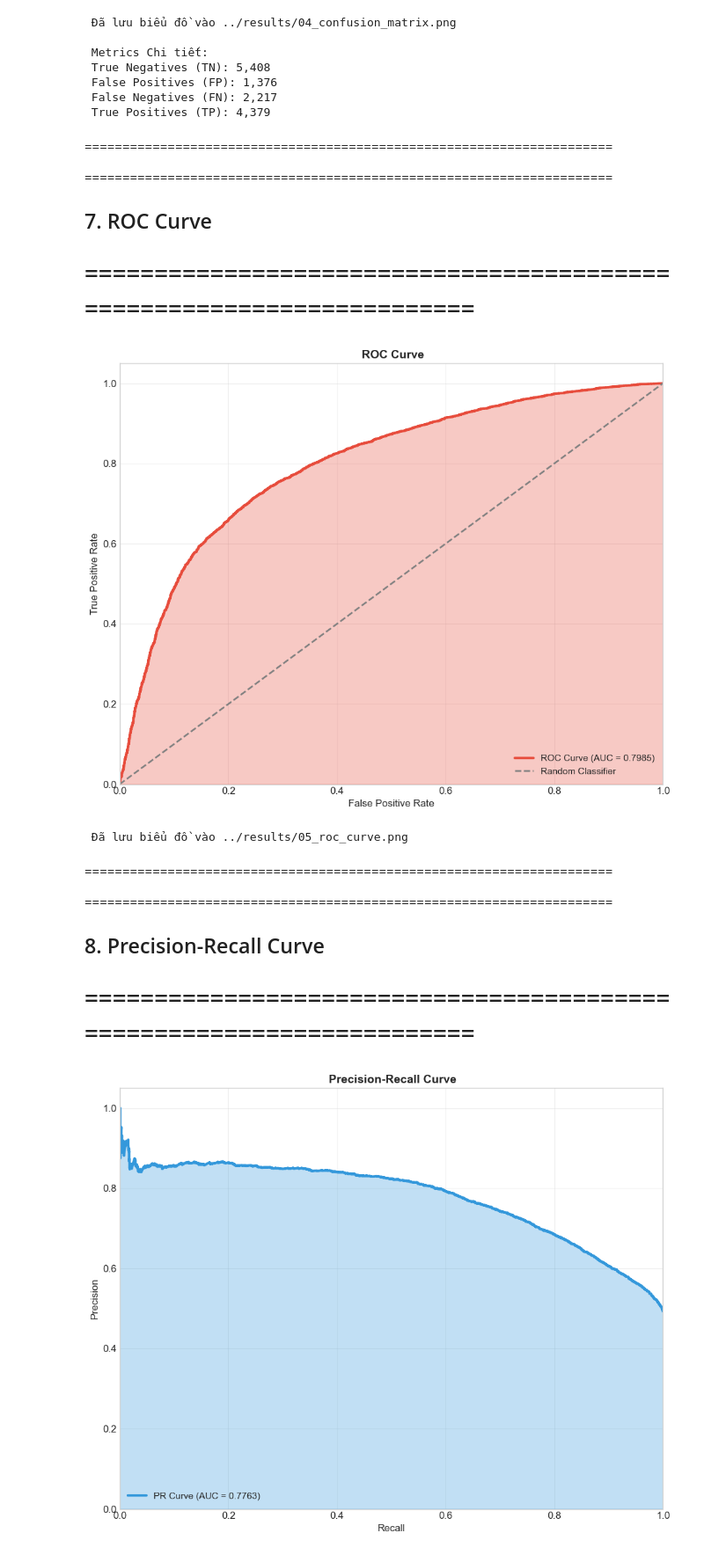
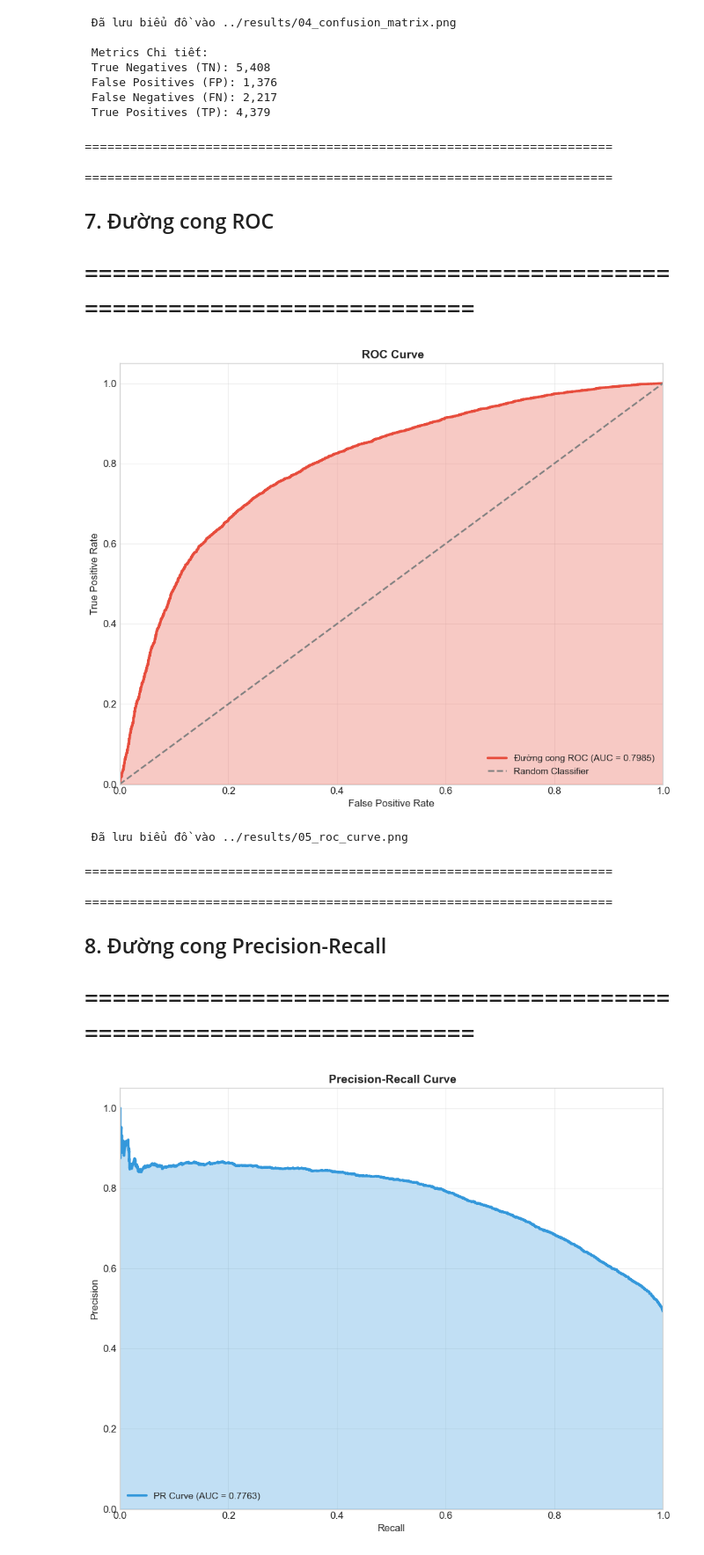
Before and after one commit to Vietchemistryyy/PTDLL-HaUI, a Jupyter notebook: notebooks/02_Modeling.ipynb, the cells around one changed output. Shown at 88% size. Saved outputs shown, nothing was run; the diff lists cells and outputs as text; code cells hidden in the pictures.

```diff
--- a/notebooks/02_Modeling.ipynb
+++ b/notebooks/02_Modeling.ipynb
@@ -92,10 +92,12 @@ else:
 
     df = spark.createDataFrame(pdf_clean)
 
-    # Feature engineering & scaling
+    # Tạo Features & scaling
     print('  • Đang chuẩn hóa dữ liệu...')
     feature_cols = ['age_years', 'gender', 'height', 'weight', 'ap_hi', 'ap_lo',
-                    'cholesterol', 'gluc', 'smoke', 'alco', 'active', 'bmi', 'pulse_pressure']
+                    'cholesterol', 'gluc', 'smoke', 'alco', 'active',
+                    'bmi', 'pulse_pressure', 'bp_category_idx', 'age_group_idx',
+                    'bmi_category_idx', 'risk_score']
 
     from pyspark.ml.feature import VectorAssembler
     assembler = VectorAssembler(inputCols=feature_cols, outputCol='features')
@@ -230,0 +289,9 @@ print(' Đã lưu biểu đồ vào ../results/01_train_test_split.png')
+# %%
+train_data, test_data = df.randomSplit([0.8, 0.2], seed=42)
+
+train_count = train_data.count()
+test_count = test_data.count()
+total = train_count + test_count
+
+print(f' Dữ liệu Training: {train_count:,} ({train_count/total*100:.1f}%)')
+print(f' Dữ liệu Test: {test_count:,} ({test_count/total*100:.1f}%)')
@@ -477,54 +546,54 @@ print(f' True Positives (TP): {tp:,}')
 ======================================================================
 
 ======================================================================
-## 7. ROC Curve
+## 7. Đường cong ROC
 ======================================================================
 ======================================================================
 # %%
-# Get probability scores
+# Get Xác suất scores
 from pyspark.sql.functions import udf
 from pyspark.sql.types import FloatType
 
-# Extract probability of positive class
+# Extract Xác suất of positive class
 def extract_prob(v):
     return float(v[1])
 
 extract_prob_udf = udf(extract_prob, FloatType())
 pred_with_prob = predictions.withColumn('prob_positive', extract_prob_udf('probability'))
 prob_pdf = pred_with_prob.select('cardio', 'prob_positive').toPandas()
 
 y_true = prob_pdf['cardio'].values
 y_scores = prob_pdf['prob_positive'].values
 
-# Calculate ROC curve
+# Calculate Đường cong ROC
 fpr, tpr, thresholds = roc_curve(y_true, y_scores)
 roc_auc_score = auc(fpr, tpr)
 
 fig, ax = plt.subplots(figsize=(10, 8))
-ax.plot(fpr, tpr, color='#e74c3c', lw=3, label=f'ROC Curve (AUC = {roc_auc_score:.4f})')
+ax.plot(fpr, tpr, color='#e74c3c', lw=3, label=f'Đường cong ROC (AUC = {roc_auc_score:.4f})')
 ax.plot([0, 1], [0, 1], color='gray', lw=2, linestyle='--', label='Random Classifier')
 ax.fill_between(fpr, tpr, alpha=0.3, color='#e74c3c')
 ax.set_xlim([0.0, 1.0])
 ax.set_ylim([0.0, 1.05])
 ax.set_xlabel('False Positive Rate', fontsize=12)
 ax.set_ylabel('True Positive Rate', fontsize=12)
 ax.set_title(' ROC Curve', fontsize=14, fontweight='bold')
 ax.legend(loc='lower right', fontsize=11)
 ax.grid(True, alpha=0.3)
 
 plt.tight_layout()
 plt.savefig('../results/05_roc_curve.png', dpi=150, bbox_inches='tight')
 plt.show()
 print(' Đã lưu biểu đồ vào ../results/05_roc_curve.png')
 # %% [output]
-[figure, old version]
+[figure, new version]
  Đã lưu biểu đồ vào ../results/05_roc_curve.png
 # %% [markdown]
 
 ======================================================================
 
 ======================================================================
-## 8. Precision-Recall Curve
+## 8. Đường cong Precision-Recall
 ======================================================================
 ======================================================================
 # %%
```
Also changed, not shown: parts of 25 cells of this notebook.
